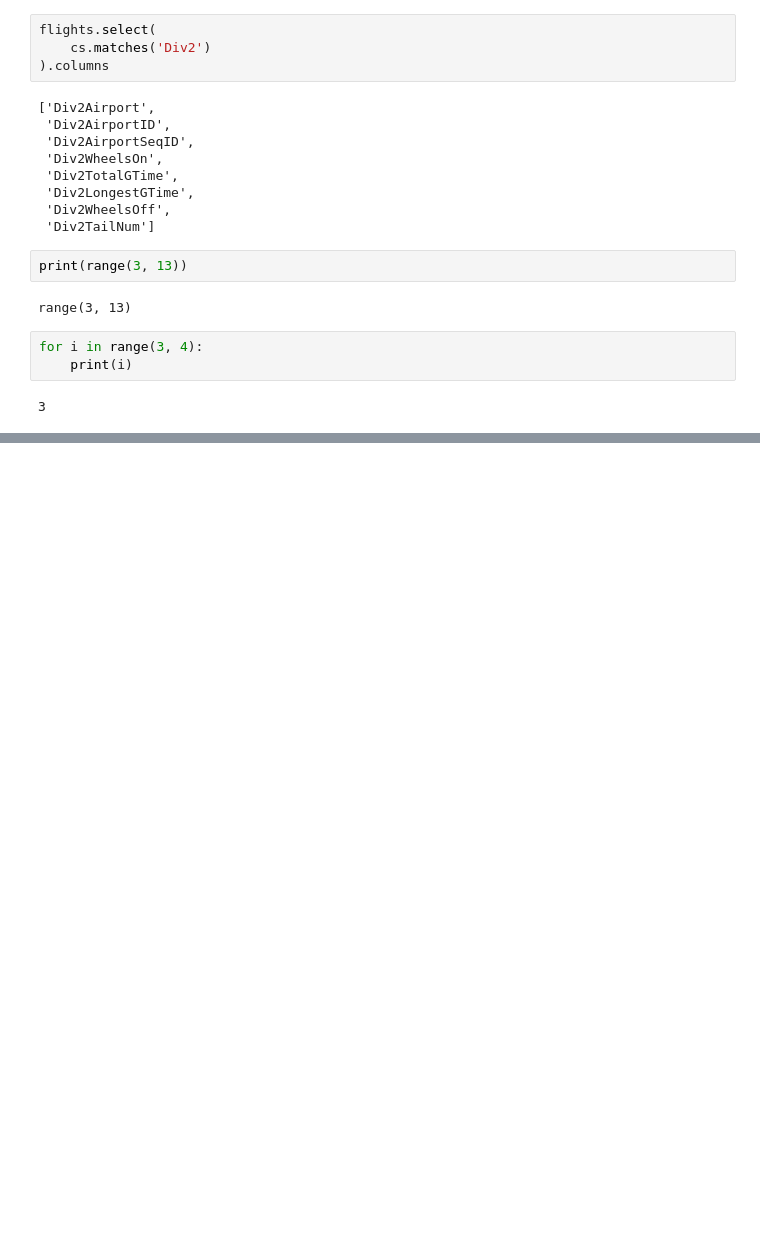
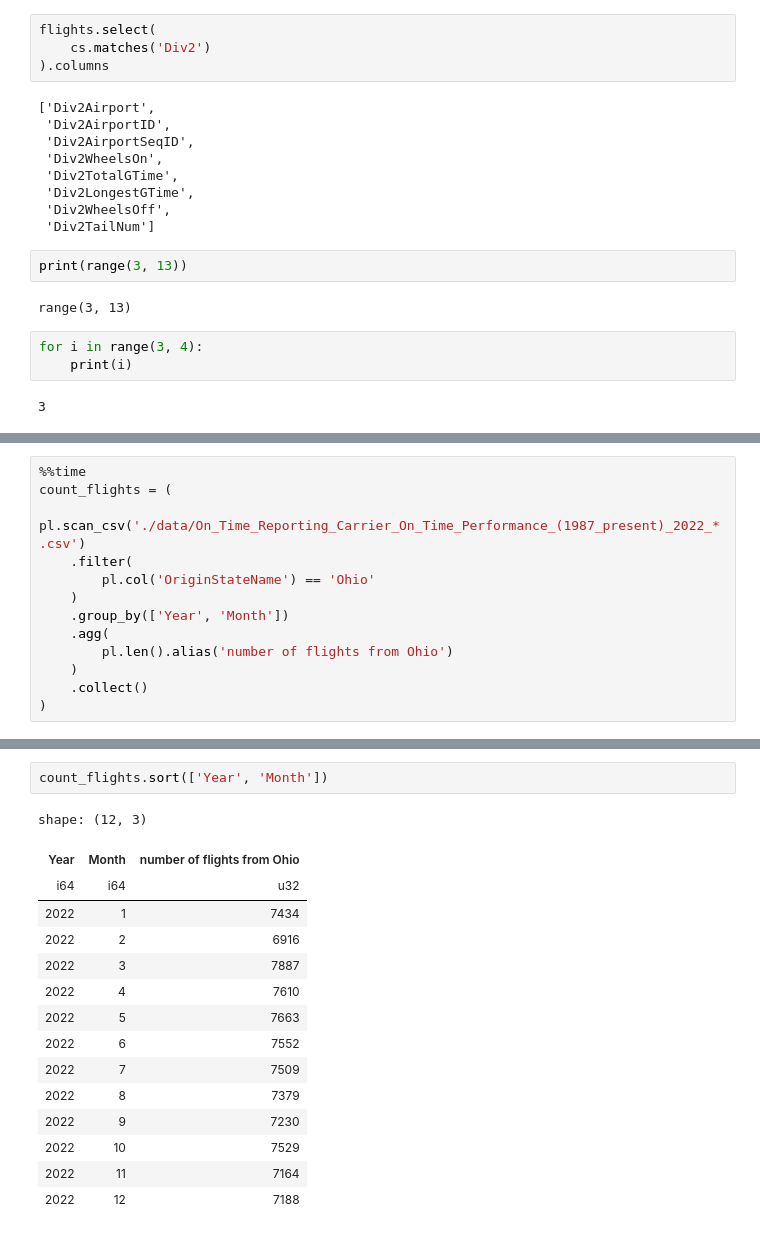
Before and after one commit to chuvanan/cookbook-python-polars, a Jupyter notebook: eda.ipynb, the cells around one changed output, grey strips where cells are left out. Saved outputs shown, nothing was run; the diff lists cells and outputs as text; blank space fills up the shorter version.

```diff
--- a/eda.ipynb
+++ b/eda.ipynb
@@ -321,0 +338,13 @@ for i in range(3, 4):
+# %%
+%%time
+count_flights = (
+    pl.scan_csv('./data/On_Time_Reporting_Carrier_On_Time_Performance_(1987_present)_2022_*.csv')
+    .filter(
+        pl.col('OriginStateName') == 'Ohio'
+    )
+    .group_by(['Year', 'Month'])
+    .agg(
+        pl.len().alias('number of flights from Ohio')
+    )
+    .collect()
+)
@@ -321,0 +355,18 @@ for i in range(3, 4):
+# %%
+count_flights.sort(['Year', 'Month'])
+# %% [output]
+shape: (12, 3)
+| Year | Month | number of flights from Ohio |
+| i64 | i64 | u32 |
+| 2022 | 1 | 7434 |
+| 2022 | 2 | 6916 |
+| 2022 | 3 | 7887 |
+| 2022 | 4 | 7610 |
+| 2022 | 5 | 7663 |
+| 2022 | 6 | 7552 |
+| 2022 | 7 | 7509 |
+| 2022 | 8 | 7379 |
+| 2022 | 9 | 7230 |
+| 2022 | 10 | 7529 |
+| 2022 | 11 | 7164 |
+| 2022 | 12 | 7188 |
```
Also changed, not shown: parts of 5 cells of this notebook, 18 other files.
